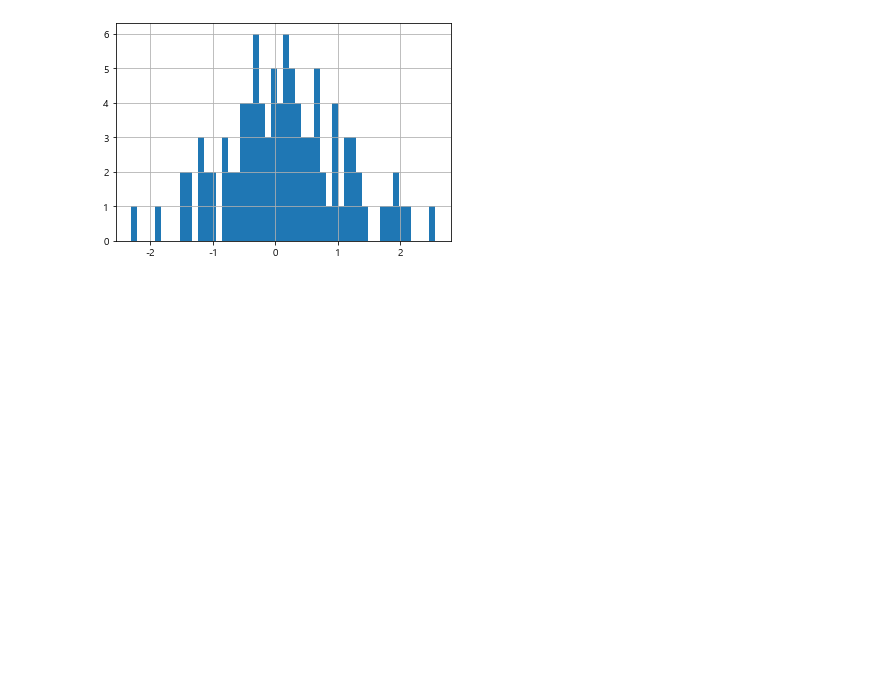
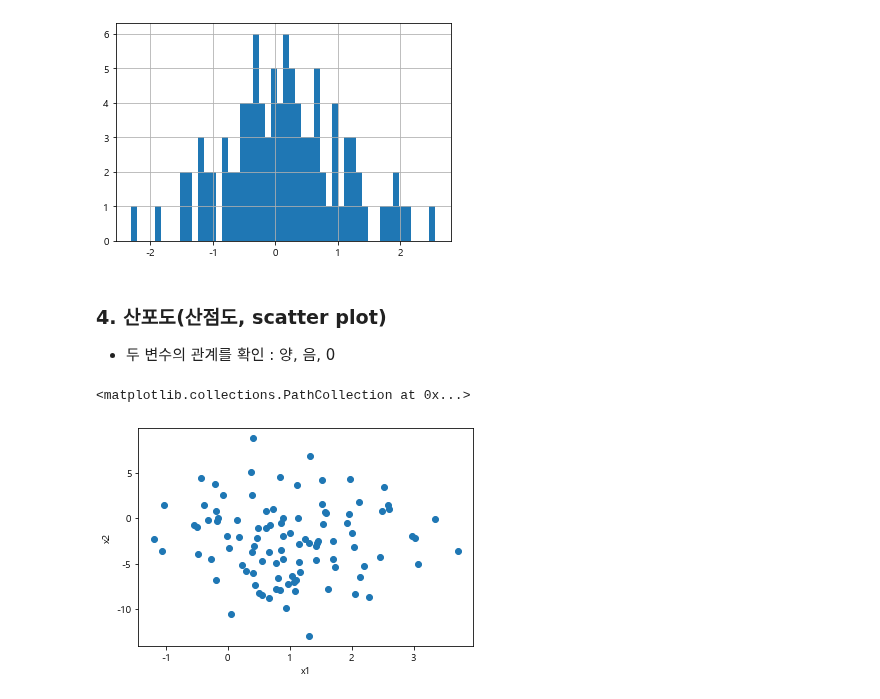
Before and after one commit to NikeLee/pythonwork, a Jupyter notebook: analysis/3_matplotlib.ipynb, the cells around one changed output. Drawn from its saved outputs; the diff is of its cells as text; code cells hidden in the pictures; blank space fills up the shorter version.

```diff
--- a/analysis/3_matplotlib.ipynb
+++ b/analysis/3_matplotlib.ipynb
@@ -91,3 +91,25 @@ s.hist(bins=50)
 # %% [output]
 <AxesSubplot:>
 [figure]
+# %% [markdown]
+### 4. 산포도(산점도, scatter plot)
+
++ 두 변수의 관계를 확인 : 양, 음, 0
+# %%
+x1 = np.random.normal(1, 1, size=(100, 1))
+x1
+
+x2 = np.random.normal(-2, 4, size=(100, 1))
+x2
+
+x = np.concatenate((x1, x2), axis=1)
+x[:5]
+
+df = pd.DataFrame(x, columns=["x1", "x2"])
+df
+
+df.plot.scatter("x1", "x2")
+plt.scatter(df["x1"], df["x2"])
+# %% [output]
+<matplotlib.collections.PathCollection at 0x...>
+[figure, added]
```
Also changed, not shown: parts of 58 cells of this notebook, 1 other file.
